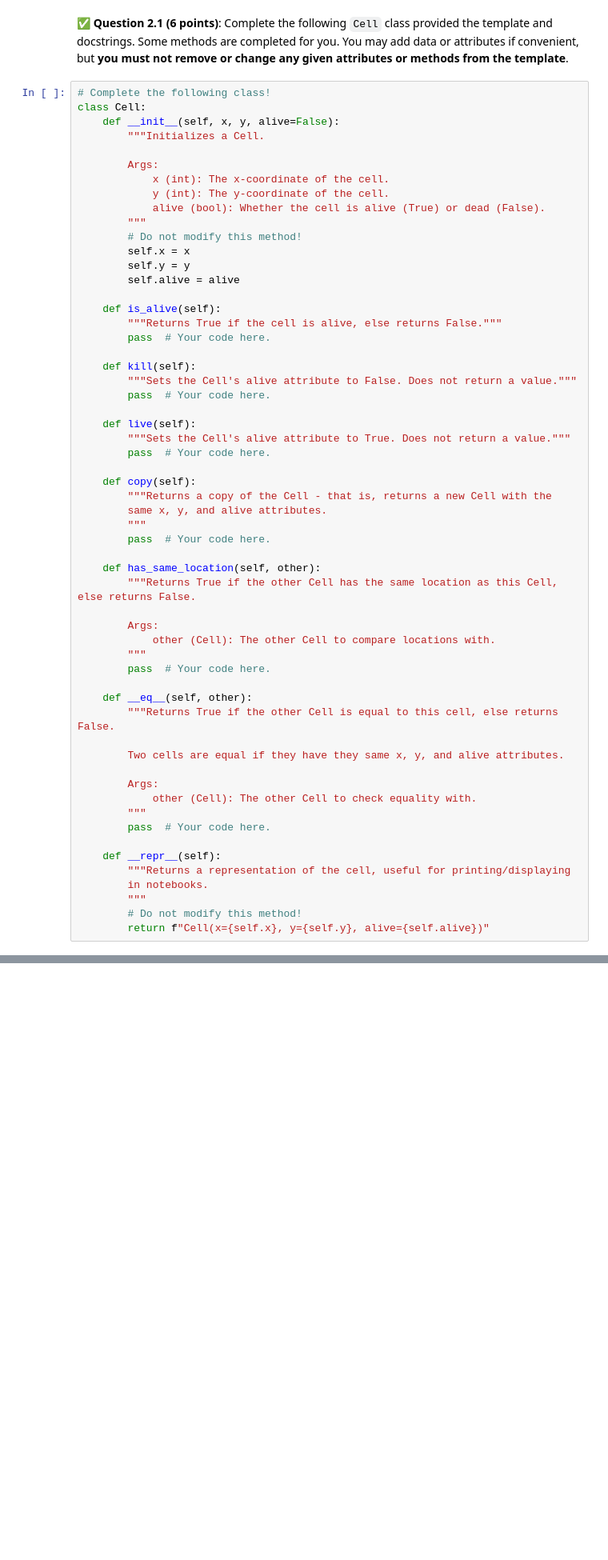
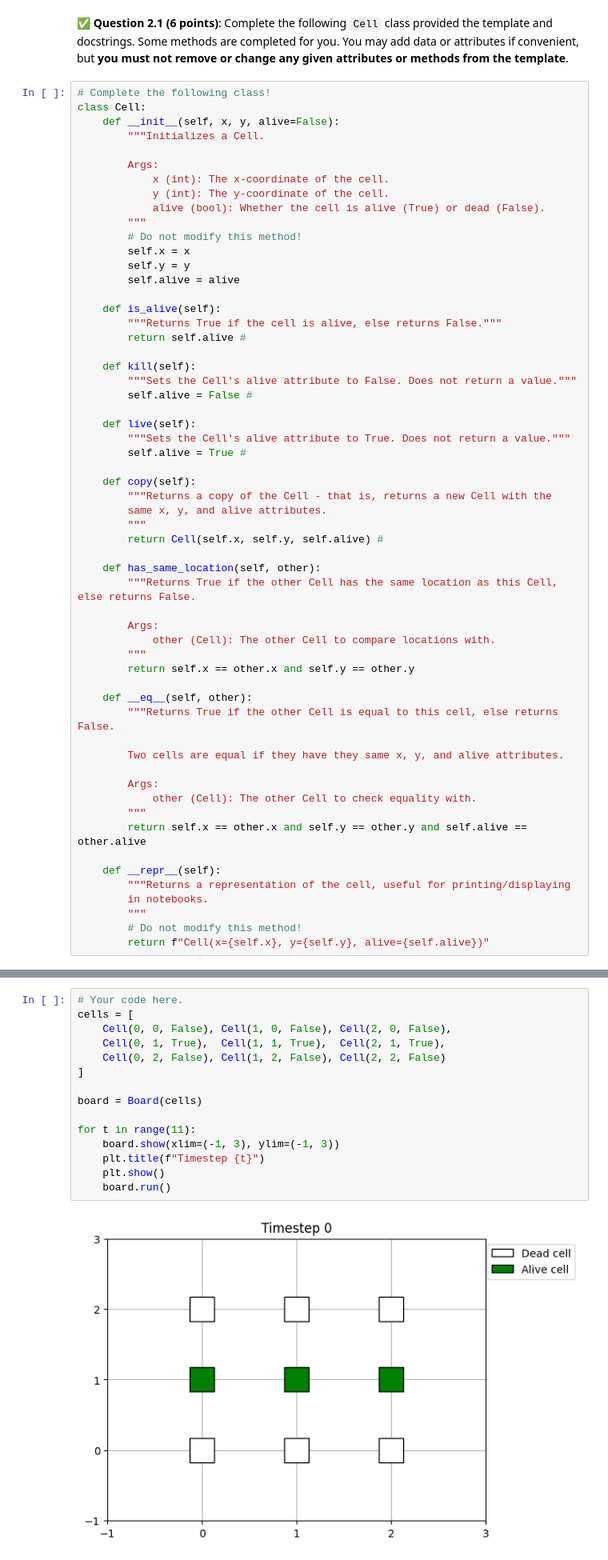
Before and after one commit to mccortma-sys/CMSE202-f25-turnin, a Jupyter notebook: hw-02/HW-02_ABMandGraphTheory-STUDENT.ipynb, the cells around one changed output, grey strips where cells are left out. Shown at 80% size. Drawn from its saved outputs; the diff is of its cells as text; blank space fills up the shorter version.

```diff
--- a/hw-02/HW-02_ABMandGraphTheory-STUDENT.ipynb
+++ b/hw-02/HW-02_ABMandGraphTheory-STUDENT.ipynb
@@ -88,21 +88,21 @@ class Cell:
 
     def is_alive(self):
         """Returns True if the cell is alive, else returns False."""
-        pass  # Your code here.
+        return self.alive #
 
     def kill(self):
         """Sets the Cell's alive attribute to False. Does not return a value."""
-        pass  # Your code here.
+        self.alive = False #
 
     def live(self):
         """Sets the Cell's alive attribute to True. Does not return a value."""
-        pass  # Your code here.
+        self.alive = True #
 
     def copy(self):
         """Returns a copy of the Cell - that is, returns a new Cell with the
         same x, y, and alive attributes.
         """
-        pass  # Your code here.
+        return Cell(self.x, self.y, self.alive) #
 
     def has_same_location(self, other):
         """Returns True if the other Cell has the same location as this Cell, else returns False.
@@ -110,7 +110,7 @@ class Cell:
         Args:
             other (Cell): The other Cell to compare locations with.
         """
-        pass  # Your code here.
+        return self.x == other.x and self.y == other.y
 
     def __eq__(self, other):
         """Returns True if the other Cell is equal to this cell, else returns False.
@@ -120,7 +120,7 @@ class Cell:
         Args:
             other (Cell): The other Cell to check equality with.
         """
-        pass  # Your code here.
+        return self.x == other.x and self.y == other.y and self.alive == other.alive
 
     def __repr__(self):
         """Returns a representation of the cell, useful for printing/displaying
@@ -337,0 +377,17 @@ for t in range(32 + 1):
+# %%
+# Your code here.
+cells = [
+    Cell(0, 0, False), Cell(1, 0, False), Cell(2, 0, False),
+    Cell(0, 1, True),  Cell(1, 1, True),  Cell(2, 1, True),
+    Cell(0, 2, False), Cell(1, 2, False), Cell(2, 2, False)
+]
+
+board = Board(cells)
+
+for t in range(11):
+    board.show(xlim=(-1, 3), ylim=(-1, 3))
+    plt.title(f"Timestep {t}")
+    plt.show()
+    board.run()
+# %% [output]
+[figure, added]
```
Also changed, not shown: parts of 15 cells of this notebook.
